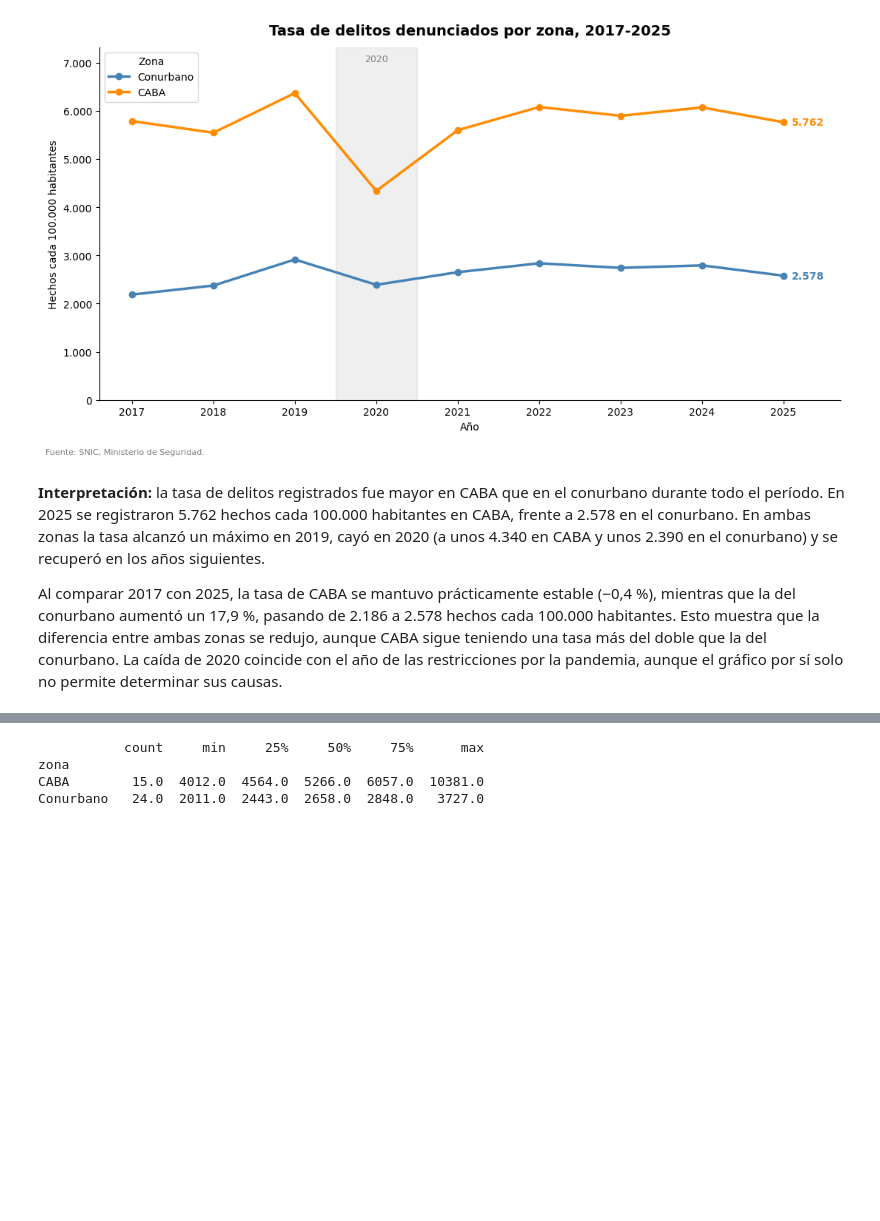
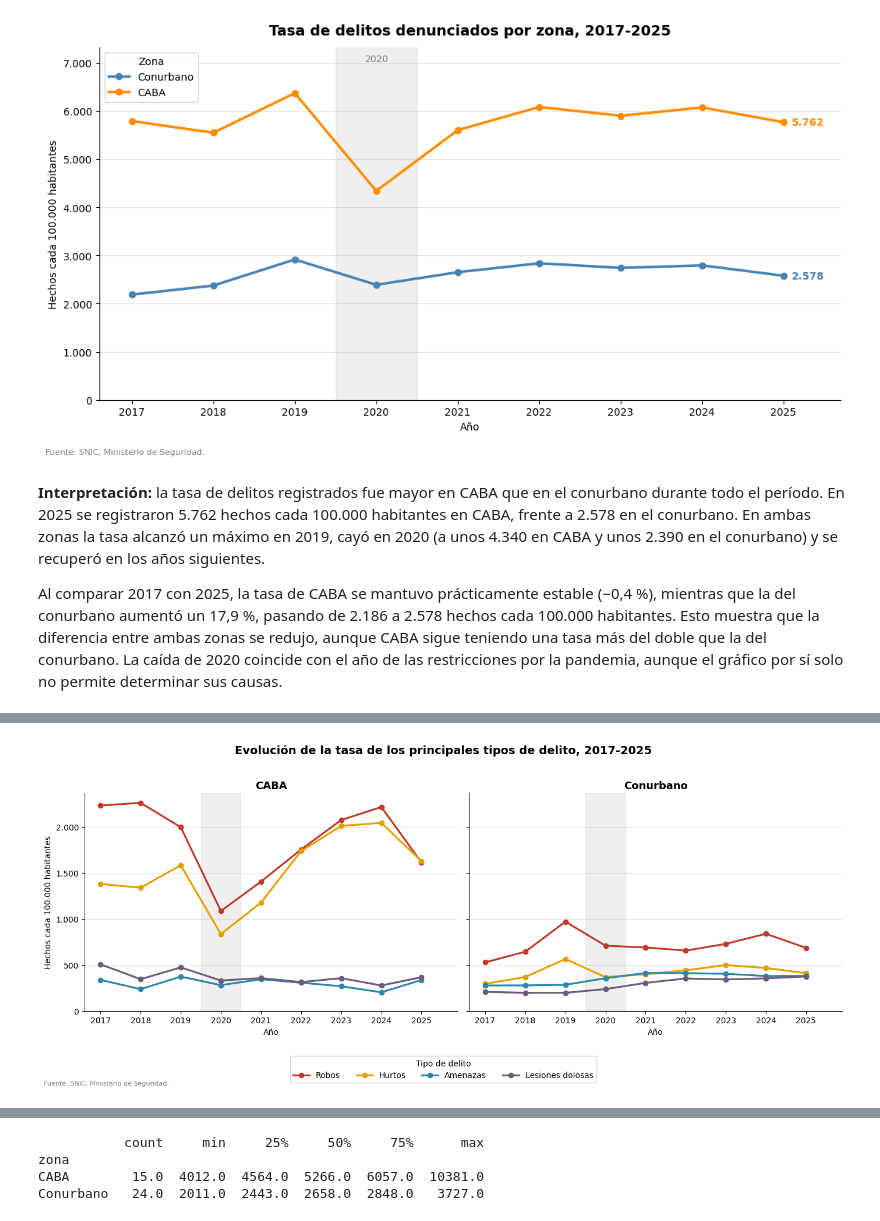
Before and after one commit to bauhaushm/TP-Delito_en_AMBA, a Jupyter notebook: TP_Delito.ipynb, the cells around one changed output, grey strips where cells are left out. Drawn from its saved outputs; the diff is of its cells as text; code cells hidden in the pictures; blank space fills up the shorter version.

```diff
--- a/TP_Delito.ipynb
+++ b/TP_Delito.ipynb
@@ -533,7 +533,8 @@ ax.set_xlim(tasa_zona.index[0] - 0.4, tasa_zona.index[-1] + 0.7)  # deja lugar a
 ax.set_ylim(0, tasa_zona.max().max() * 1.15)
 ax.text(2020, ax.get_ylim()[1] * 0.98, "2020", ha="center", va="top", fontsize=9, color="gray")
 ax.yaxis.set_major_formatter(lambda v, _: f"{v:,.0f}".replace(",", "."))   # separador de miles con punto
-ax.grid(axis="x", visible=False)                                   # grilla solo horizontal
+ax.grid(axis="y", alpha=0.3)
+ax.set_axisbelow(True)                                  # grilla solo horizontal
 ax.spines[["top", "right"]].set_visible(False)
 ax.legend(title="Zona", loc="upper left")
 fig.text(0.01, 0.005, "Fuente: SNIC, Ministerio de Seguridad.", fontsize=8, color="gray")
@@ -548,0 +554,38 @@ Al comparar 2017 con 2025, la tasa de CABA se mantuvo prácticamente estable (
+# %%
+# Evolución anual de la tasa de los 4 tipos de delito más frecuentes, por zona
+# (tasa de la zona = hechos del tipo / población de la zona * 100.000; población despejada de la tasa del SNIC)
+k = df_amba[(df_amba["tasa_hechos"] > 0) & (df_amba["cantidad_hechos"] > 0)].copy()
+k["pob"] = k["cantidad_hechos"] / k["tasa_hechos"] * 100000
+pob = (k.groupby(["zona", "departamento_nombre", "anio"])["pob"].mean()
+         .groupby(["zona", "anio"]).sum())
+
+tipos_graf = {"Robos": "Robos (", "Hurtos": "Hurtos", "Amenazas": "Amenazas", "Lesiones dolosas": "Lesiones dolosas"}
+colores_tipo = {"Robos": "#c0392b", "Hurtos": "#e69f00", "Amenazas": "#2e86ab", "Lesiones dolosas": "#6c5b7b"}
+
+fig, axes = plt.subplots(1, 2, figsize=(14, 6), sharey=True)
+for ax, zona in zip(axes, ["CABA", "Conurbano"]):
+    d = df_amba[df_amba["zona"] == zona]
+    for nombre, inicio in tipos_graf.items():
+        h = d[d["codigo_delito_snic_nombre"].str.startswith(inicio)].groupby("anio")["cantidad_hechos"].sum()
+        serie = h / pob[zona] * 100000
+        ax.plot(serie.index, serie.values, marker="o", linewidth=2.3, color=colores_tipo[nombre], label=nombre)
+    ax.axvspan(2019.5, 2020.5, color="gray", alpha=0.12)
+    ax.set_title(zona, fontsize=13, fontweight="bold")
+    ax.set_xlabel("Año")
+    ax.set_xticks(range(2017, 2026))
+    ax.set_xlim(2016.6, 2025.9)
+    ax.set_ylim(0, None)
+    ax.yaxis.set_major_formatter(lambda v, _: f"{v:,.0f}".replace(",", "."))
+    ax.spines[["top", "right"]].set_visible(False)
+    ax.grid(axis="y", alpha=0.3)
+    ax.set_axisbelow(True)
+axes[0].set_ylabel("Hechos cada 100.000 habitantes")
+h, l = axes[0].get_legend_handles_labels()
+fig.legend(h, l, title="Tipo de delito", loc="lower center", ncol=4, frameon=True, bbox_to_anchor=(0.5, 0.0))
+fig.suptitle("Evolución de la tasa de los principales tipos de delito, 2017-2025", fontsize=14, fontweight="bold")
+fig.text(0.01, 0.005, "Fuente: SNIC, Ministerio de Seguridad.", fontsize=8, color="gray")
+plt.tight_layout(rect=[0, 0.12, 1, 0.96])
+plt.savefig("evolucion_tipos_zonas.png", dpi=150, bbox_inches="tight")
+plt.show()
+# %% [output]
+[figure, added]
```
Also changed, not shown: parts of 10 cells of this notebook.
